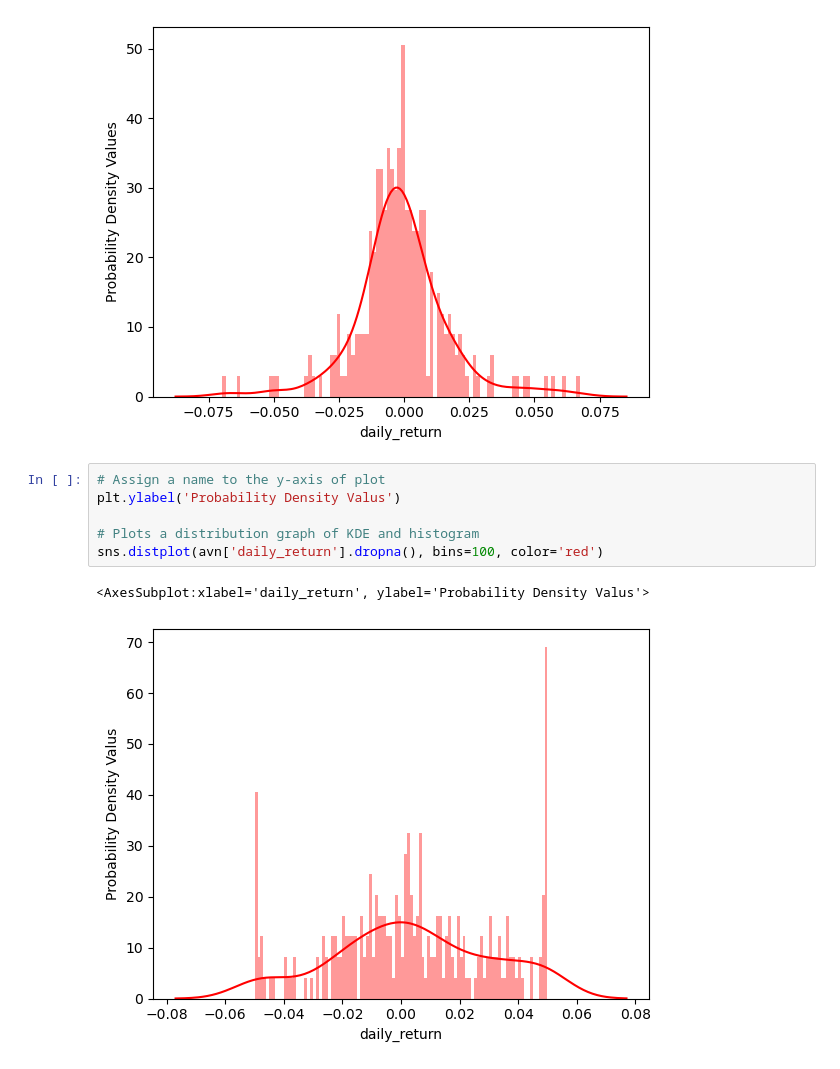
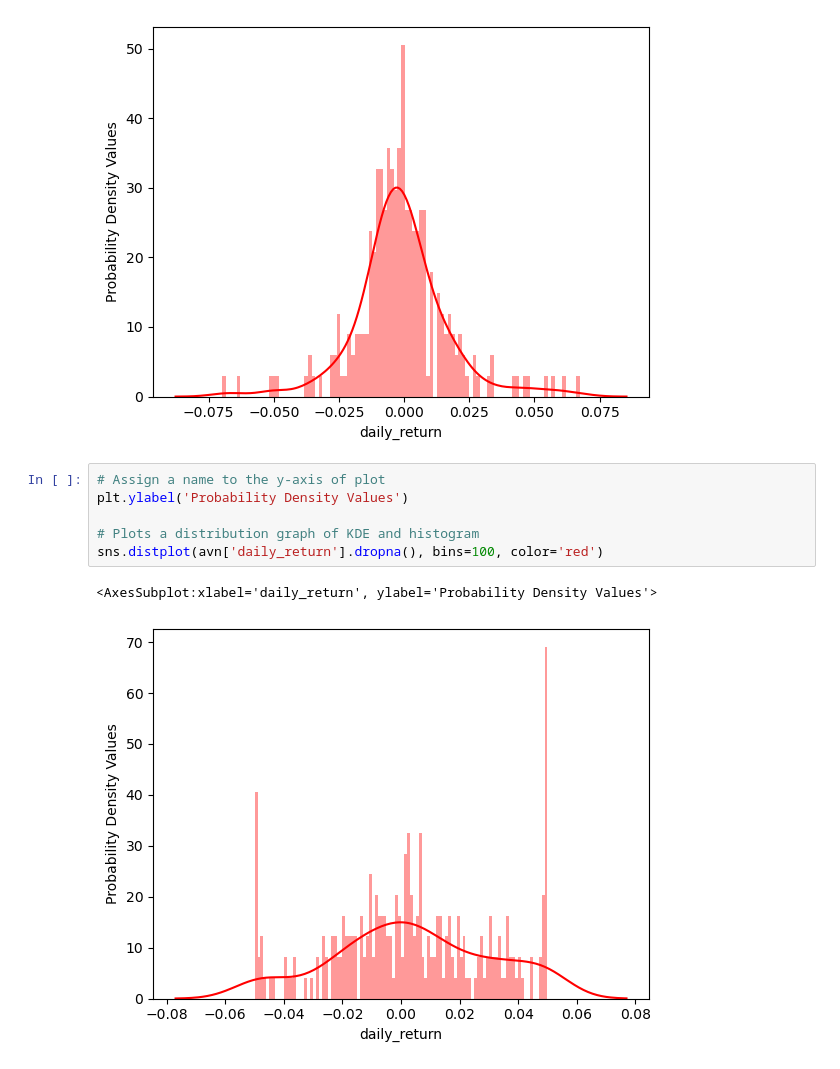
Before and after one commit to ZobaerIslam/stockMarketAnalysis, a Jupyter notebook: stock_market_analysis.ipynb, the cells around one changed output. Cells and saved outputs as stored; diff of their text form.

```diff
--- a/stock_market_analysis.ipynb
+++ b/stock_market_analysis.ipynb
@@ -296,10 +296,10 @@ sns.distplot(ptc['daily_return'].dropna(), bins=100, color='red')
 [figure]
 # %%
 # Assign a name to the y-axis of plot
-plt.ylabel('Probability Density Valus')
+plt.ylabel('Probability Density Values')
 
 # Plots a distribution graph of KDE and histogram
 sns.distplot(avn['daily_return'].dropna(), bins=100, color='red')
 # %% [output]
-<AxesSubplot:xlabel='daily_return', ylabel='Probability Density Valus'>
+<AxesSubplot:xlabel='daily_return', ylabel='Probability Density Values'>
-[figure, old version]
+[figure, new version]
```
Also changed, not shown: parts of 13 cells of this notebook.
